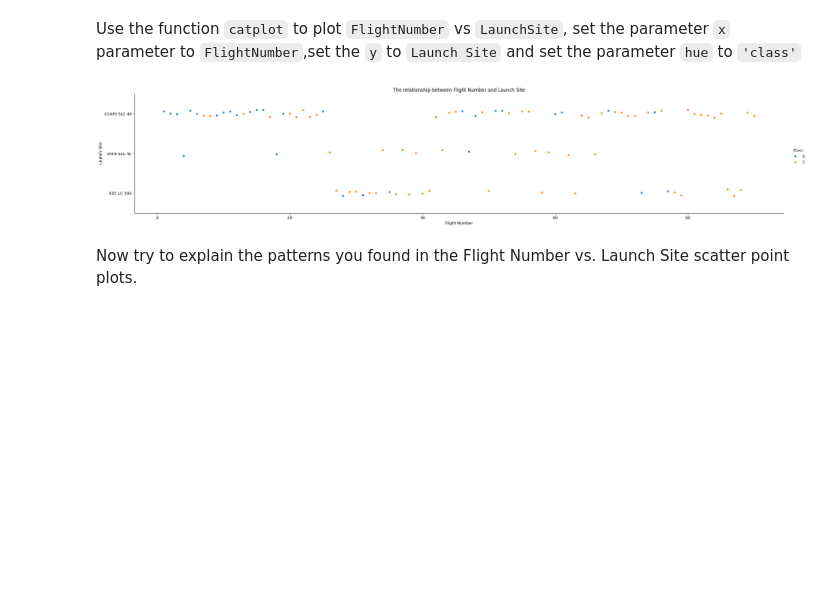
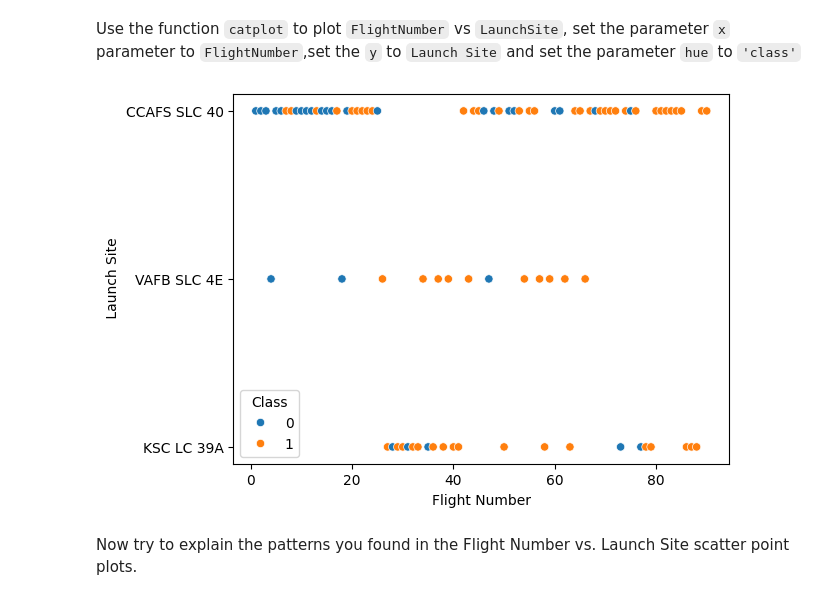
Before and after one commit to imkabi08/kabi, a Jupyter notebook: edadataviz.ipynb, the cells around one changed output. Cells and saved outputs as stored; diff of their text form; code cells hidden in the pictures; blank space fills up the shorter version.

```diff
--- a/edadataviz.ipynb
+++ b/edadataviz.ipynb
@@ -62,13 +54,9 @@ please provide us feedback at https://github.com/pandas-dev/pandas/issues/54466
 # %% [markdown]
 First, let's read the SpaceX dataset into a Pandas dataframe and print its summary
 # %%
-from js import fetch
-import io
 
 URL = "https://cf-courses-data.s3.us.cloud-object-storage.appdomain.cloud/IBM-DS0321EN-SkillsNetwork/datasets/dataset_part_2.csv"
-resp = await fetch(URL)
-dataset_part_2_csv = io.BytesIO((await resp.arrayBuffer()).to_py())
-df=pd.read_csv(dataset_part_2_csv)
+df=pd.read_csv(URL)
 df.head(5)
 # %% [output]
 |  | FlightNumber | Date | BoosterVersion | PayloadMass | Orbit | LaunchSite | Outcome | Flights | GridFins | ... |
@@ -96,13 +84,12 @@ Next, let's drill down to each site visualize its detailed launch records.
 Use the function <code>catplot</code> to plot <code>FlightNumber</code> vs <code>LaunchSite</code>, set the  parameter <code>x</code>  parameter to <code>FlightNumber</code>,set the  <code>y</code> to <code>Launch Site</code> and set the parameter <code>hue</code> to <code>'class'</code>
 # %%
 # Plot a scatter point chart with x axis to be Flight Number and y axis to be the launch site, and hue to be the class value
-sns.catplot(data=df, x='FlightNumber', y='LaunchSite', hue='Class',aspect=5)
+sns.scatterplot(data=df, x='FlightNumber', y='LaunchSite', hue='Class')
 plt.xlabel('Flight Number')
 plt.ylabel(' Launch Site')
-plt.title('The relationship between Flight Number and Launch Site')
 plt.show()
 # %% [output]
-[figure, old version]
+[figure, new version]
 # %% [markdown]
 Now try to explain the patterns you found in the Flight Number vs. Launch Site scatter point plots.
 # %% [markdown]
```
Also changed, not shown: parts of 2 cells of this notebook, 5 other files.
